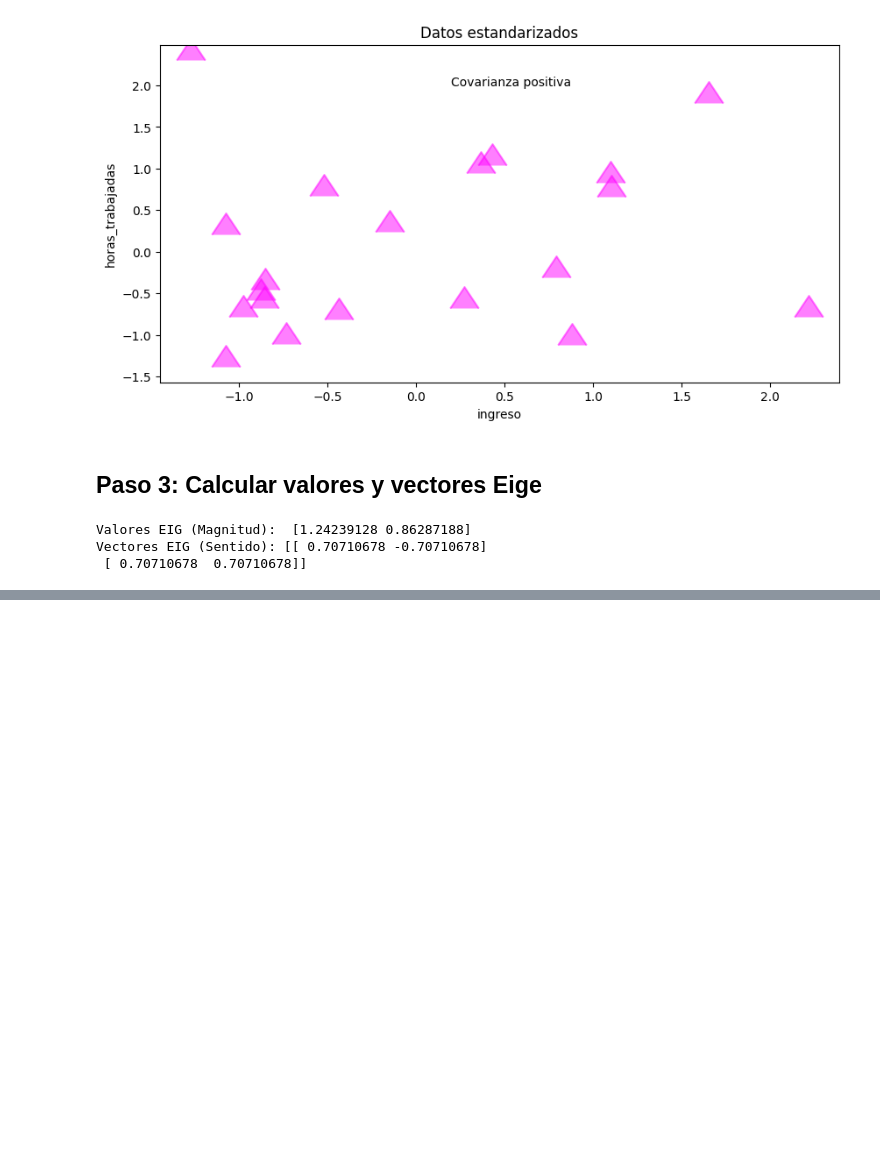
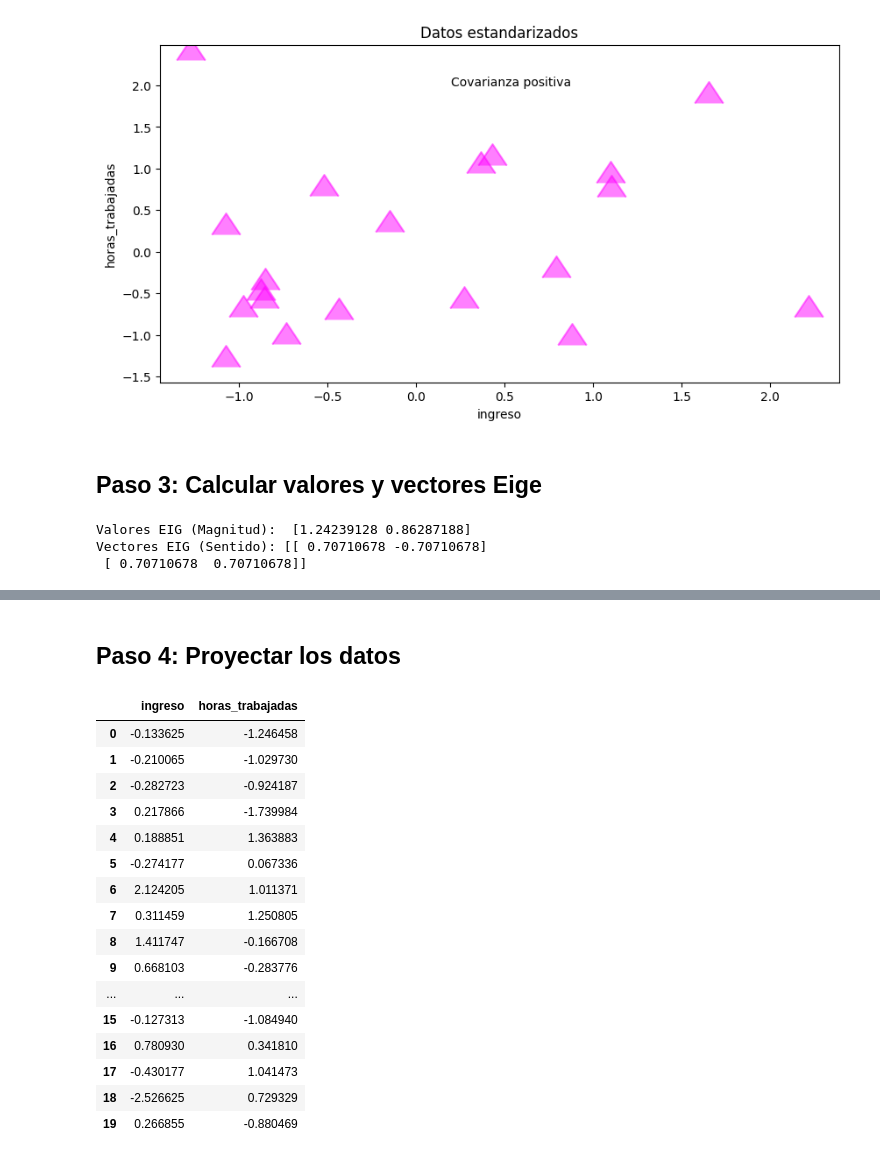
Before and after one commit to Thomas0624/Machine-Learning, a Jupyter notebook: PCA.ipynb, the cells around one changed output, grey strips where cells are left out. Drawn from its saved outputs; the diff is of its cells as text; code cells hidden in the pictures; blank space fills up the shorter version.

```diff
--- a/PCA.ipynb
+++ b/PCA.ipynb
@@ -107,0 +127,24 @@ Vectores EIG (Sentido): [[ 0.70710678 -0.70710678]
+# %% [markdown]
+## Paso 4: Proyectar los datos
+# %%
+proyec_df = pd.DataFrame(df_standar.values @ vecsEIG.T, columns = ['ingreso','horas_trabajadas'])
+
+proyec_df
+# %% [output]
+|  | ingreso | horas_trabajadas |
+| 0 | -0.133625 | -1.246458 |
+| 1 | -0.210065 | -1.029730 |
+| 2 | -0.282723 | -0.924187 |
+| 3 | 0.217866 | -1.739984 |
+| 4 | 0.188851 | 1.363883 |
+| 5 | -0.274177 | 0.067336 |
+| 6 | 2.124205 | 1.011371 |
+| 7 | 0.311459 | 1.250805 |
+| 8 | 1.411747 | -0.166708 |
+| 9 | 0.668103 | -0.283776 |
+| ... | ... | ... |
+| 15 | -0.127313 | -1.084940 |
+| 16 | 0.780930 | 0.341810 |
+| 17 | -0.430177 | 1.041473 |
+| 18 | -2.526625 | 0.729329 |
+| 19 | 0.266855 | -0.880469 |
```
Also changed, not shown: parts of 10 cells of this notebook, 18 other files.
